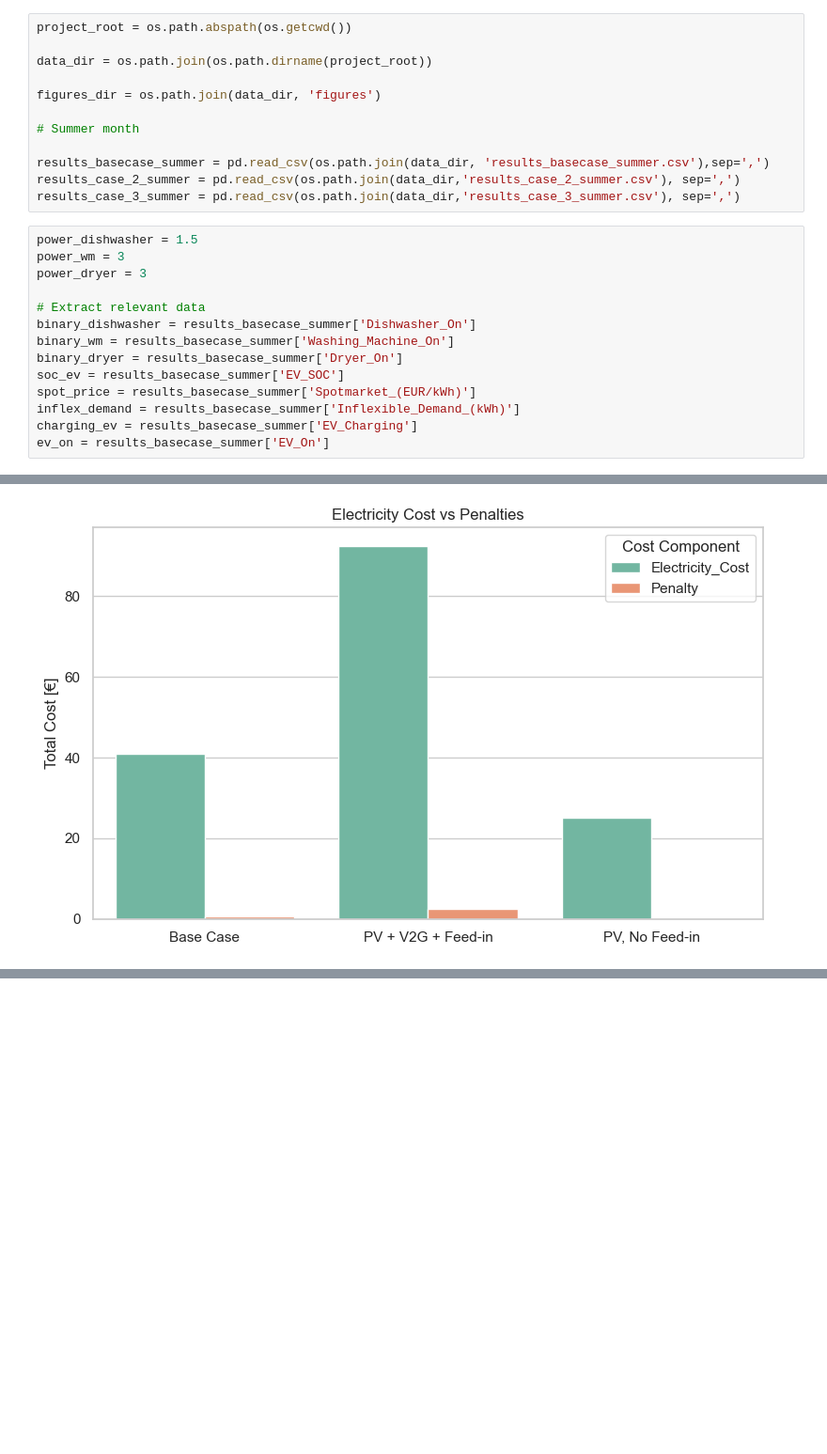
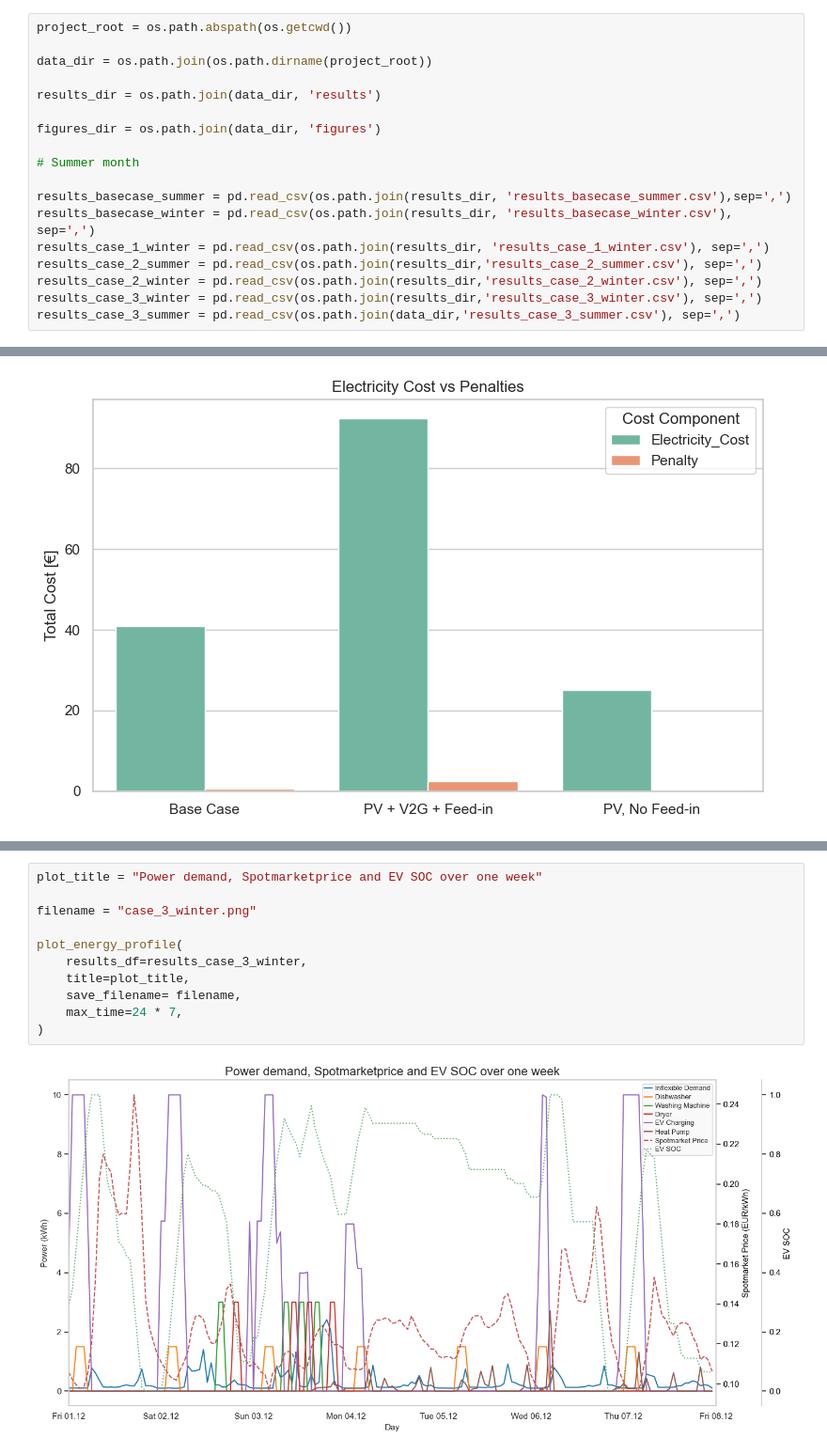
Before and after one commit to sewaelty/optimization_project, a Jupyter notebook: main/plots.ipynb, the cells around one changed output, grey strips where cells are left out. Shown at 94% size. Saved outputs shown, nothing was run; the diff lists cells and outputs as text; blank space fills up the shorter version.

Commit message:
adapted plotting functionality for weekly profiles

```diff
--- a/main/plots.ipynb
+++ b/main/plots.ipynb
@@ -13,27 +13,19 @@ project_root = os.path.abspath(os.getcwd())
 
 data_dir = os.path.join(os.path.dirname(project_root))
 
+results_dir = os.path.join(data_dir, 'results')
+
 figures_dir = os.path.join(data_dir, 'figures')
 
 # Summer month
 
-results_basecase_summer = pd.read_csv(os.path.join(data_dir, 'results_basecase_summer.csv'),sep=',')
-results_case_2_summer = pd.read_csv(os.path.join(data_dir,'results_case_2_summer.csv'), sep=',')
+results_basecase_summer = pd.read_csv(os.path.join(results_dir, 'results_basecase_summer.csv'),sep=',')
+results_basecase_winter = pd.read_csv(os.path.join(results_dir, 'results_basecase_winter.csv'), sep=',')
+results_case_1_winter = pd.read_csv(os.path.join(results_dir, 'results_case_1_winter.csv'), sep=',')
+results_case_2_summer = pd.read_csv(os.path.join(results_dir,'results_case_2_summer.csv'), sep=',')
+results_case_2_winter = pd.read_csv(os.path.join(results_dir,'results_case_2_winter.csv'), sep=',')
+results_case_3_winter = pd.read_csv(os.path.join(results_dir,'results_case_3_winter.csv'), sep=',')
 results_case_3_summer = pd.read_csv(os.path.join(data_dir,'results_case_3_summer.csv'), sep=',')
-# %%
-power_dishwasher = 1.5
-power_wm = 3
-power_dryer = 3
-
-# Extract relevant data
-binary_dishwasher = results_basecase_summer['Dishwasher_On']
-binary_wm = results_basecase_summer['Washing_Machine_On']
-binary_dryer = results_basecase_summer['Dryer_On']
-soc_ev = results_basecase_summer['EV_SOC']
-spot_price = results_basecase_summer['Spotmarket_(EUR/kWh)']
-inflex_demand = results_basecase_summer['Inflexible_Demand_(kWh)']
-charging_ev = results_basecase_summer['EV_Charging']
-ev_on = results_basecase_summer['EV_On']
 # %%
 #print column names of all the dfs
 #print('results_basecase_summer' , results_basecase_summer.head())
@@ -240,0 +235,13 @@ plt.show()
+# %%
+plot_title = "Power demand, Spotmarketprice and EV SOC over one week"
+
+filename = "case_3_winter.png"
+
+plot_energy_profile(
+    results_df=results_case_3_winter,
+    title=plot_title,
+    save_filename= filename,
+    max_time=24 * 7,
+)
+# %% [output]
+[figure, added]
```
Also changed, not shown: parts of 2 cells of this notebook, 3 other files.
